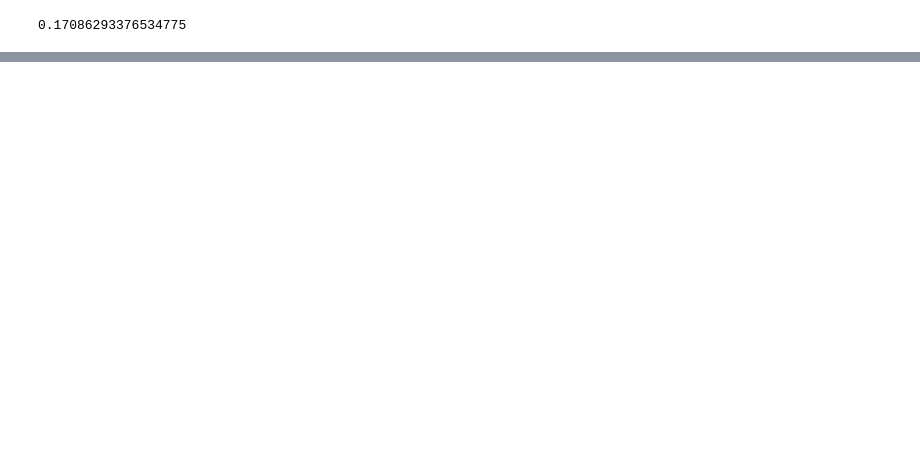
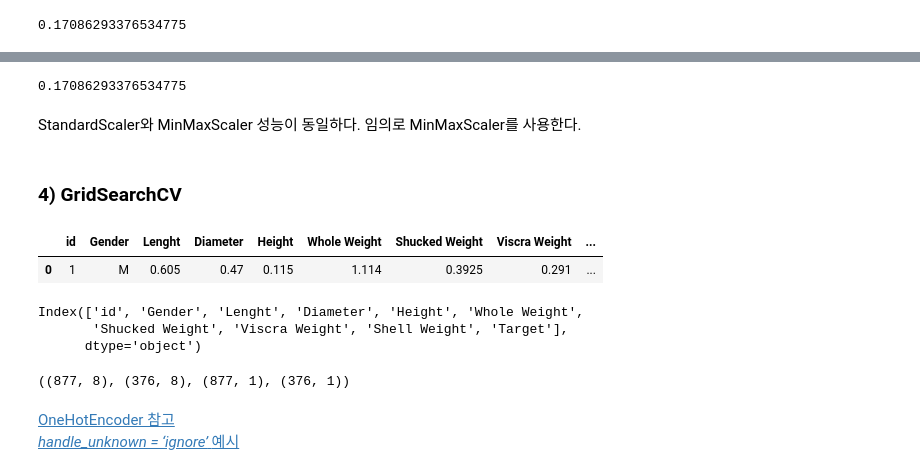
Before and after one commit to Park-Young-Bin/Python_Projects, a Jupyter notebook: 데이콘/[데이콘] 전복 나이 예측 경진대회.ipynb, the cells around one changed output, grey strips where cells are left out. Cells and saved outputs as stored; diff of their text form; code cells hidden in the pictures; blank space fills up the shorter version.

```diff
--- a/데이콘/[데이콘] 전복 나이 예측 경진대회.ipynb
+++ b/데이콘/[데이콘] 전복 나이 예측 경진대회.ipynb
@@ -414,0 +435,16 @@ NMAE(y_val, y_pred)
+# %%
+# 모델 생성
+linear_model = LinearRegression()
+linear_model.fit(X_fit, y_fit)
+
+# 예측값 도출
+y_pred = linear_model.predict(X_val)
+
+# 성능 평가(nmae)
+NMAE(y_val, y_pred)
+# %% [output]
+0.17086293376534775
+# %% [markdown]
+StandardScaler와 MinMaxScaler 성능이 동일하다. 임의로 MinMaxScaler를 사용한다.
+# %% [markdown]
+### 4) GridSearchCV
@@ -414,0 +456,11 @@ NMAE(y_val, y_pred)
+# %%
+train.head(1)
+# %% [output]
+|  | id | Gender | Lenght | Diameter | Height | Whole Weight | Shucked Weight | Viscra Weight | ... |
+| 0 | 1 | M | 0.605 | 0.47 | 0.115 | 1.114 | 0.3925 | 0.291 | ... |
+# %%
+train.columns
+# %% [output]
+Index(['id', 'Gender', 'Lenght', 'Diameter', 'Height', 'Whole Weight',
+       'Shucked Weight', 'Viscra Weight', 'Shell Weight', 'Target'],
+      dtype='object')
@@ -414,0 +472,7 @@ NMAE(y_val, y_pred)
+# %%
+X_fit.shape, X_val.shape, y_fit.shape, y_val.shape
+# %% [output]
+((877, 8), (376, 8), (877, 1), (376, 1))
+# %% [markdown]
+[OneHotEncoder 참고](https://haehwan.github.io/posts/sta-Encoding/)
+[*handle_unknown = ‘ignore’* 예시](https://github.com/HaeHwan/HaeHwan.github.io/blob/master/_posts/%5BEncoding%5D%20OHE/3.%20OneHotEncoding%20-%20handle_unknown.ipynb)
```
Also changed, not shown: parts of 12 cells of this notebook.
